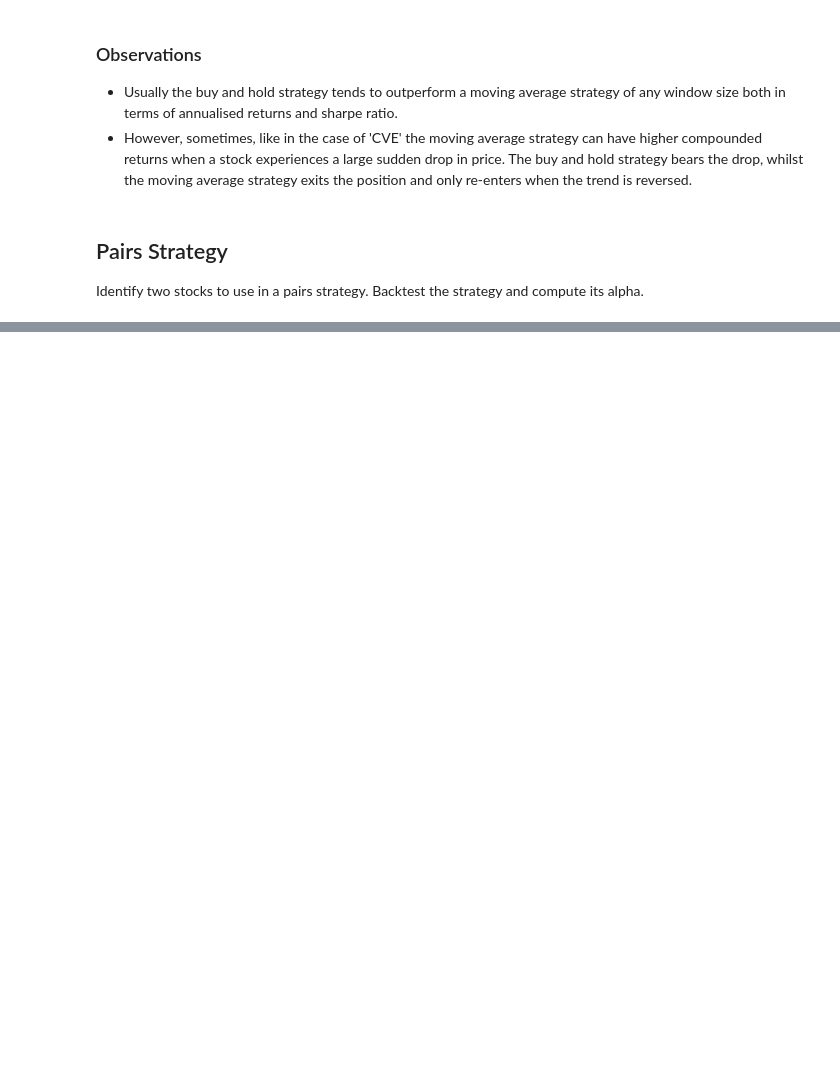
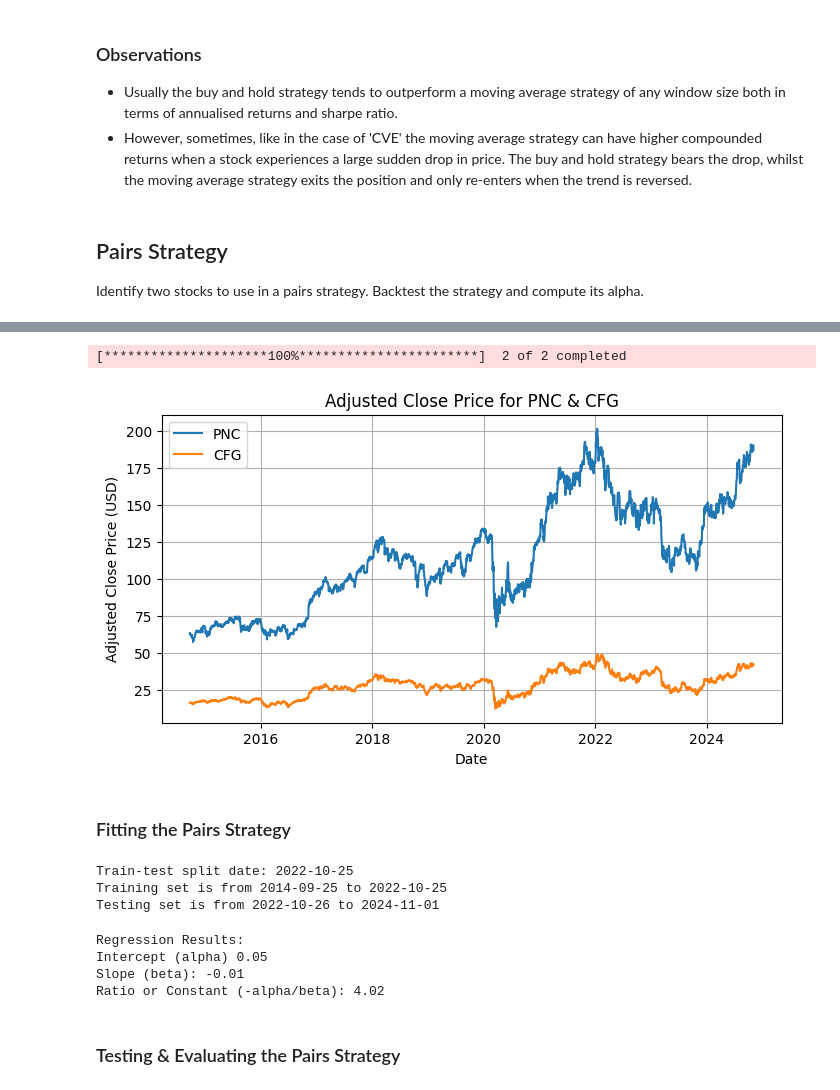
Before and after one commit to Franch-GT/DataDrivenInvestments, a Jupyter notebook: Assignment_1/notebooks/MGMT638_Assignment1_GarciaTakis.ipynb, the cells around one changed output, grey strips where cells are left out. Saved outputs shown, nothing was run; the diff lists cells and outputs as text; code cells hidden in the pictures; blank space fills up the shorter version.

```diff
--- a/Assignment_1/notebooks/MGMT638_Assignment1_GarciaTakis.ipynb
+++ b/Assignment_1/notebooks/MGMT638_Assignment1_GarciaTakis.ipynb
@@ -215,0 +250,24 @@ Identify two stocks to use in a pairs strategy.  Backtest the strategy and compu
+# %%
+#Select chosen stocks:
+ticker1, ticker2 = 'PNC', 'CFG'
+
+#Get the data:
+data = yf.download([ticker1, ticker2])['Adj Close'].dropna() #dropna to keep the data for when both stocks exist
+data.index = pd.to_datetime(data.index.strftime("%Y-%m-%d"))
+
+#Plot:
+plt.figure(figsize=(8,4))
+plt.plot(data[ticker1], label=ticker1)
+plt.plot(data[ticker2], label=ticker2)
+plt.title(f"Adjusted Close Price for {ticker1} & {ticker2}")
+plt.ylabel('Adjusted Close Price (USD)')
+plt.xlabel('Date')
+plt.legend()
+plt.grid()
+
+plt.show()
+# %% [output]
+[*********************100%***********************]  2 of 2 completed
+[figure, added]
+# %% [markdown]
+### Fitting the Pairs Strategy
@@ -215,0 +280,31 @@ Identify two stocks to use in a pairs strategy.  Backtest the strategy and compu
+# %%
+# Train and testing splits (80/20):
+cutoff_date = data.index[int(0.8*len(data))]
+print(f"Train-test split date: {cutoff_date.date()}")
+
+train = data[:cutoff_date].copy()
+print(f"Training set is from {train.index[0].date()} to {train.index[-1].date()}")
+
+test = data[data.index > cutoff_date].copy()
+print(f"Testing set is from {test.index[0].date()} to {test.index[-1].date()}")
+# %% [output]
+Train-test split date: 2022-10-25
+Training set is from 2014-09-25 to 2022-10-25
+Testing set is from 2022-10-26 to 2024-11-01
+# %%
+#Regression formula
+reg = smf.ols(formula='delta_ratio ~ lagged_ratio', data=train)
+alpha, beta = reg.fit().params
+
+print("\
+Regression Results:")
+print(f"Intercept (alpha) {alpha:.2f}")
+print(f"Slope (beta): {beta:.2f}")
+print(f"Ratio or Constant (-alpha/beta): {-alpha/beta:.2f}")
+# %% [output]
+Regression Results:
+Intercept (alpha) 0.05
+Slope (beta): -0.01
+Ratio or Constant (-alpha/beta): 4.02
+# %% [markdown]
+### Testing & Evaluating the Pairs Strategy
```
Also changed, not shown: parts of 21 cells of this notebook, 14 other files.
